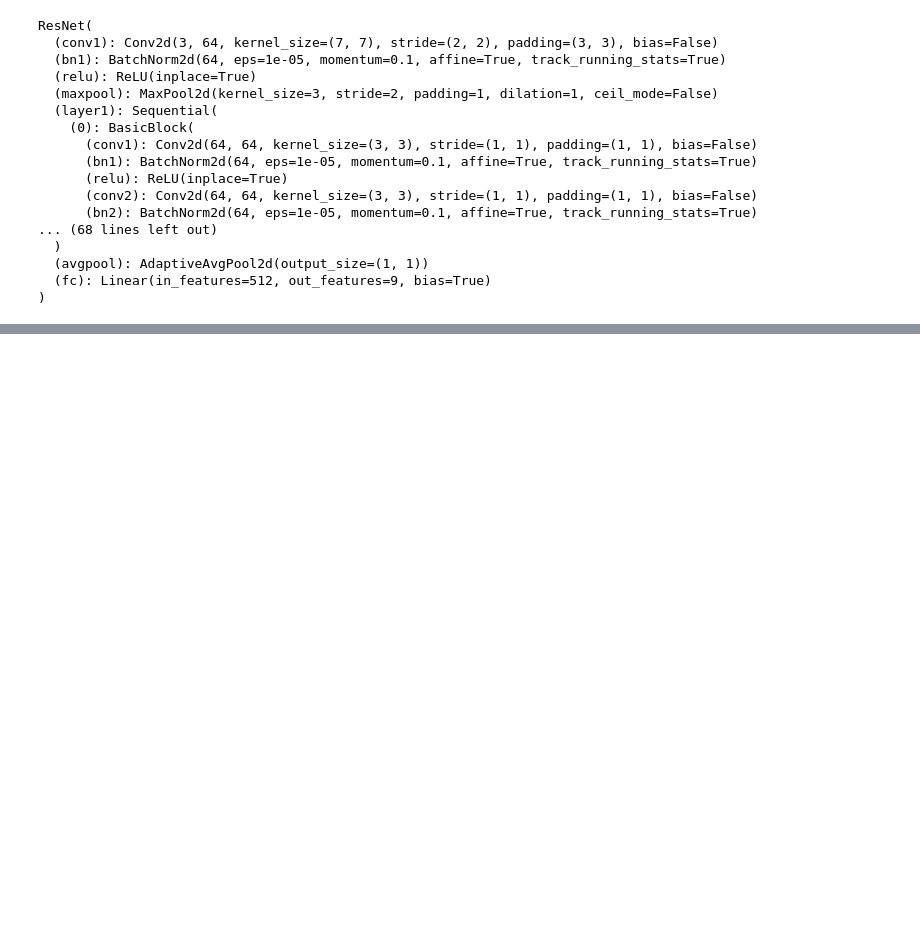
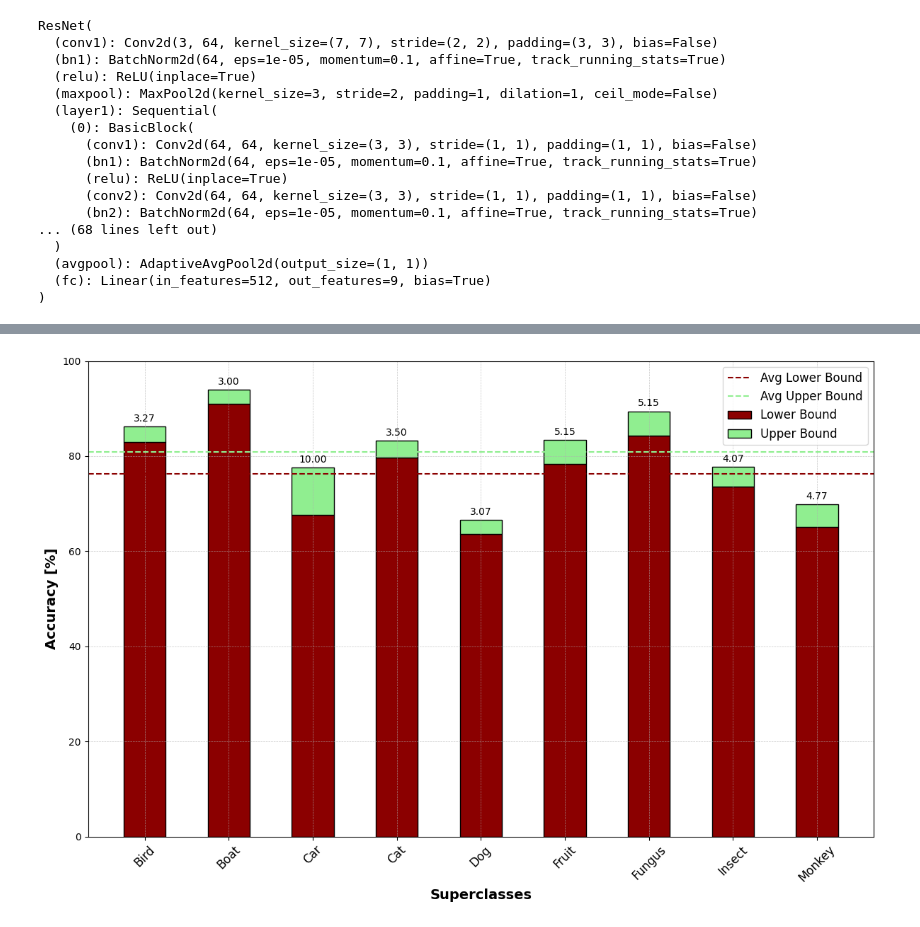
Before and after one commit to Qiaolin-Yu/misclassified-imagenet-analysis, a Jupyter notebook: experimentation.ipynb, the cells around one changed output, grey strips where cells are left out. Drawn from its saved outputs; the diff is of its cells as text; code cells hidden in the pictures; blank space fills up the shorter version.

```diff
--- a/experimentation.ipynb
+++ b/experimentation.ipynb
@@ -20,0 +43,3 @@ SUPER_CLASS_INDEX_PATH = "./data/ImageNetV2/superclass/superclass_index.json"
+# %%
+with open(SUPER_CLASS_INDEX_PATH, 'r') as f:
+    label_to_superlabel=json.load(f)
@@ -104,0 +200,54 @@ plot_confusion_matrix(y_true, y_pred, class_names)
+# %%
+superclasses = ["Bird", "Boat", "Car", "Cat", "Dog", "Fruit", "Fungus", "Insect", "Monkey"]
+lower_bounds = [83.00, 91.00, 67.60, 79.75, 63.57, 78.28, 84.28, 73.63, 65.08]
+upper_bounds = [86.27, 94.00, 77.60, 83.25, 66.64, 83.43, 89.43, 77.70, 69.85]
+
+avg_lower_bound = np.mean(lower_bounds)
+avg_upper_bound = np.mean(upper_bounds)
+
+# Calculate the difference between upper and lower bounds for stacking
+upper_diff = [u - l for u, l in zip(upper_bounds, lower_bounds)]
+
+# Plot
+fig, ax = plt.subplots(figsize=(12, 8))
+
+# Bar width
+bar_width = 0.5
+
+# Set positions of bars on X axis
+r = np.arange(len(superclasses))
+
+# Create stacked bars
+bars1 = ax.bar(r, lower_bounds, color='darkred', width=bar_width, edgecolor='black', label='Lower Bound')
+bars2 = ax.bar(r, upper_diff, bottom=lower_bounds, color='lightgreen', width=bar_width, edgecolor='black', label='Upper Bound')
+
+# Plot average accuracy as horizontal lines
+ax.axhline(avg_lower_bound, color='darkred', linestyle='--', linewidth=1.5, label='Avg Lower Bound')
+ax.axhline(avg_upper_bound, color='lightgreen', linestyle='--', linewidth=1.5, label='Avg Upper Bound')
+
+# Customize plot
+ax.set_xlabel('Superclasses', fontsize=14, fontweight='bold')
+ax.set_ylabel('Accuracy [%]', fontsize=14, fontweight='bold')
+# ax.set_title('Accuracy Bounds by Superclass', fontsize=16, fontweight='bold')
+ax.set_xticks(r)
+ax.set_xticklabels(superclasses, rotation=45, fontsize=12)
+ax.set_ylim(0, 100)
+ax.legend(fontsize=12)
+ax.grid(True, which='both', linestyle='--', linewidth=0.5, alpha=0.7)
+
+# Add data labels for the difference
+def add_diff_labels(bars, diffs, ax):
+    for bar, diff in zip(bars, diffs):
+        height = bar.get_height()
+        ax.annotate(f'{diff:.2f}',
+                    xy=(bar.get_x() + bar.get_width() / 2, height + bar.get_y()),
+                    xytext=(0, 3),  # 3 points vertical offset
+                    textcoords="offset points",
+                    ha='center', va='bottom', fontsize=10)
+
+add_diff_labels(bars2, upper_diff, ax)
+
+plt.tight_layout()
+plt.show()
+# %% [output]
+[figure, added]
```
Also changed, not shown: parts of 10 cells of this notebook, 6 other files.
